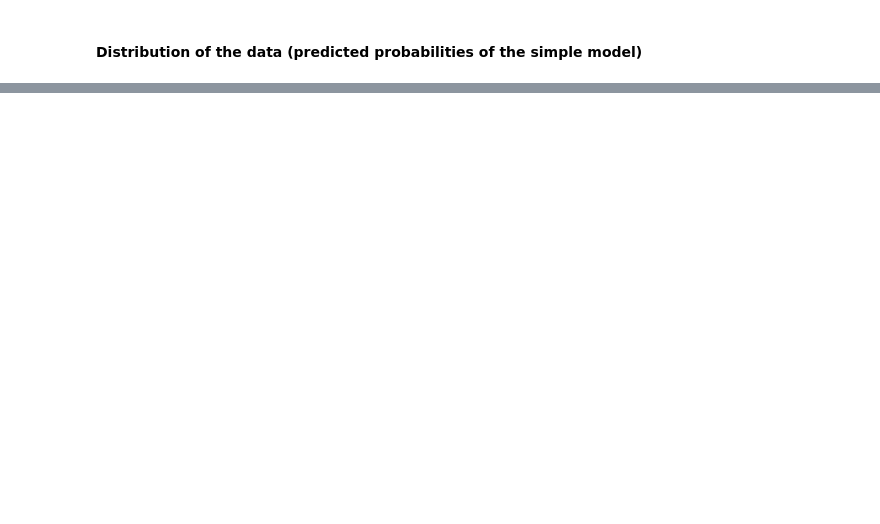
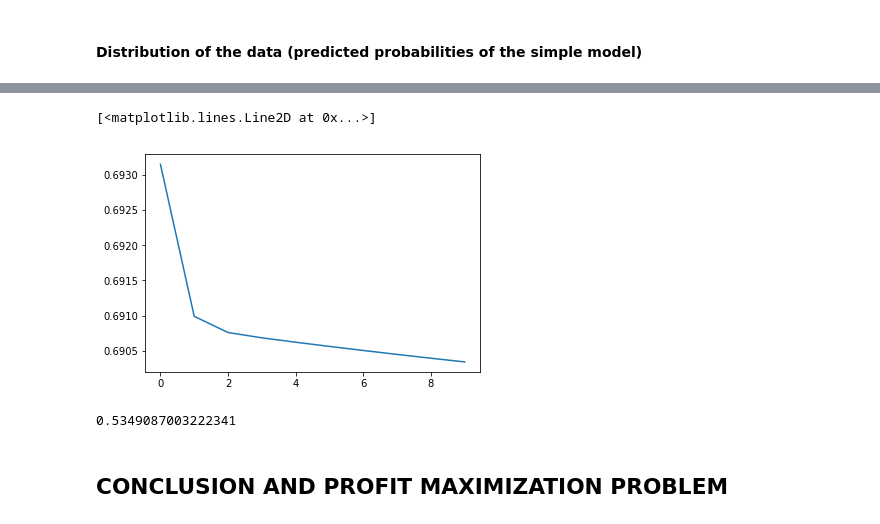
Before and after one commit to PeterMorgan97/Peter1, a Jupyter notebook: E-Car.ipynb, the cells around one changed output, grey strips where cells are left out. Saved outputs shown, nothing was run; the diff lists cells and outputs as text; code cells hidden in the pictures; blank space fills up the shorter version.

```diff
--- a/E-Car.ipynb
+++ b/E-Car.ipynb
@@ -318,0 +307,5 @@ MAX E(sum(p(buy)price)amount
+# %%
+Xtr = X_train.T
+Ytr = Y_train.values.reshape(1,4344)
+Xts = X_test.T
+Yts = Y_test.values.reshape(1,Y_test.shape[0])
@@ -318,0 +343,38 @@ MAX E(sum(p(buy)price)amount
+# %%
+#L layer backward propagation
+def l_back_prop(cache_Z,cache_A,parameters,X,Y):
+    L = len(cache_Z) #Number of layers
+    grads = {}
+    m = cache_A[L-1].shape[1]
+
+    #SIGMOID LAYER
+    grads['dZ'+str(L)] = cache_A[L-1] - Y # per la ultima layer
+    grads['dW'+str(L)] = (1/m)*np.dot(grads['dZ'+str(L)],cache_A[L-1].T)
+    grads['db'+str(L)] = (1/m)*np.sum(grads['dZ'+str(L)], axis = 1, keepdims = True)
+    #Tanh layers
+    for i in range(L-1,0,-1):
+        if i-2 >= 0:
+            grads['dZ'+str(i)] = np.dot(parameters['W'+str(i+1)].T,grads['dZ'+str(i+1)])*(1-np.power(cache_A[i-1],2))
+            grads['dW'+str(i)] = (1/m)*np.dot(grads['dZ'+str(i)],cache_A[i-2].T)
+            grads['db'+str(i)] = (1/m)*np.sum(grads['dZ'+str(i)],axis=1,keepdims=True)
+        else:
+            grads['dZ'+str(i)] = np.dot(parameters['W'+str(i+1)].T,grads['dZ'+str(i+1)])*(1-np.power(cache_A[i-1],2))
+            grads['dW'+str(i)] = (1/m)*np.dot(grads['dZ'+str(i)],X.T)
+            grads['db'+str(i)] = (1/m)*np.sum(grads['dZ'+str(i)],axis=1,keepdims=True)
+    return grads
+# %%
+#DESCENT
+dimensions = [6,3,1]
+parameters = l_initialization(dimensions)
+nplus_layer = len(dimensions)
+costs = []
+for x in range(50000):
+    cache_Z , cache_A, cost = l_forward_prop(Xtr,parameters,Ytr)
+    grads = l_back_prop(cache_Z,cache_A,parameters,Xtr,Ytr)
+    for i in range (1,nplus_layer):
+        parameters['W' + str(i)] = parameters['W' + str(i)] - 0.001*grads['dW' + str(i)]
+        parameters['b' + str(i)] = parameters['b' + str(i)] - 0.001*grads['db' + str(i)]
+    if x % 5000 == 0:
+            costs.append(cost)
+    if x % 5000 == 0:
+            print ("Cost after iteration %i: %f" %(x, cost))
@@ -318,0 +392,31 @@ MAX E(sum(p(buy)price)amount
+# %%
+plt.plot(np.squeeze(costs))
+# %% [output]
+[<matplotlib.lines.Line2D at 0x...>]
+[figure, added]
+# %%
+# #Accuracy on test
+# X1 = datasets[1].drop(columns=['Outcome']).T
+# Y1 = datasets[1]['Outcome'].values.reshape(1,datasets[1].shape[0])
+# for label in X1.index:
+#     MEAN = (X1.loc[label] - X1.loc[label].mean())
+#     VAR = (1/m)*np.sum(np.power(X1.loc[label],2))
+#     X1.loc[label] = MEAN/np.sqrt(VAR)
+# #Test
+# Y_Hat = (1/(1+np.exp(A+np.dot(B.T,X1))))
+Y_prediction = np.zeros((1,len(Yts.T)))
+cache_Z , cache_A, cost = l_forward_prop(Xts,parameters,Yts)
+
+Y_Hat = cache_A[1]
+for i in range(0,len(Yts.T)-1):
+    if Y_Hat[0,i] > 0.5:
+        Y_prediction[0,i] = 1
+    if Y_Hat[0,i] <= 0.5:
+        Y_prediction[0,i] = 0
+#%Accuracy
+Accuracy = np.equal(Y_prediction,Yts)*1
+print(str(np.sum(Accuracy)/len(Yts.T)))
+# %% [output]
+0.5349087003222341
+# %% [markdown]
+## CONCLUSION AND PROFIT MAXIMIZATION PROBLEM
```
Also changed, not shown: parts of 29 cells of this notebook, 1 other file.
